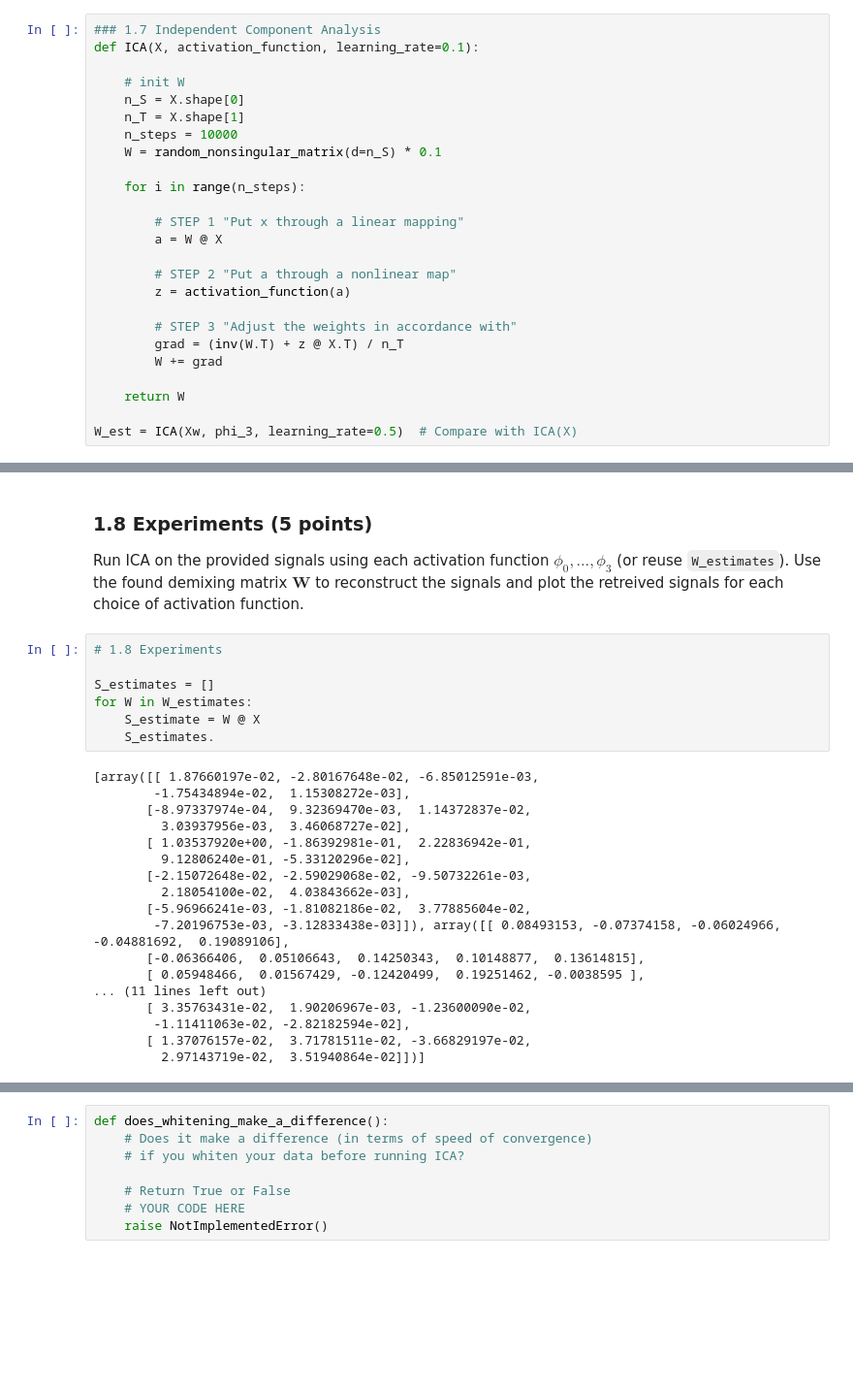
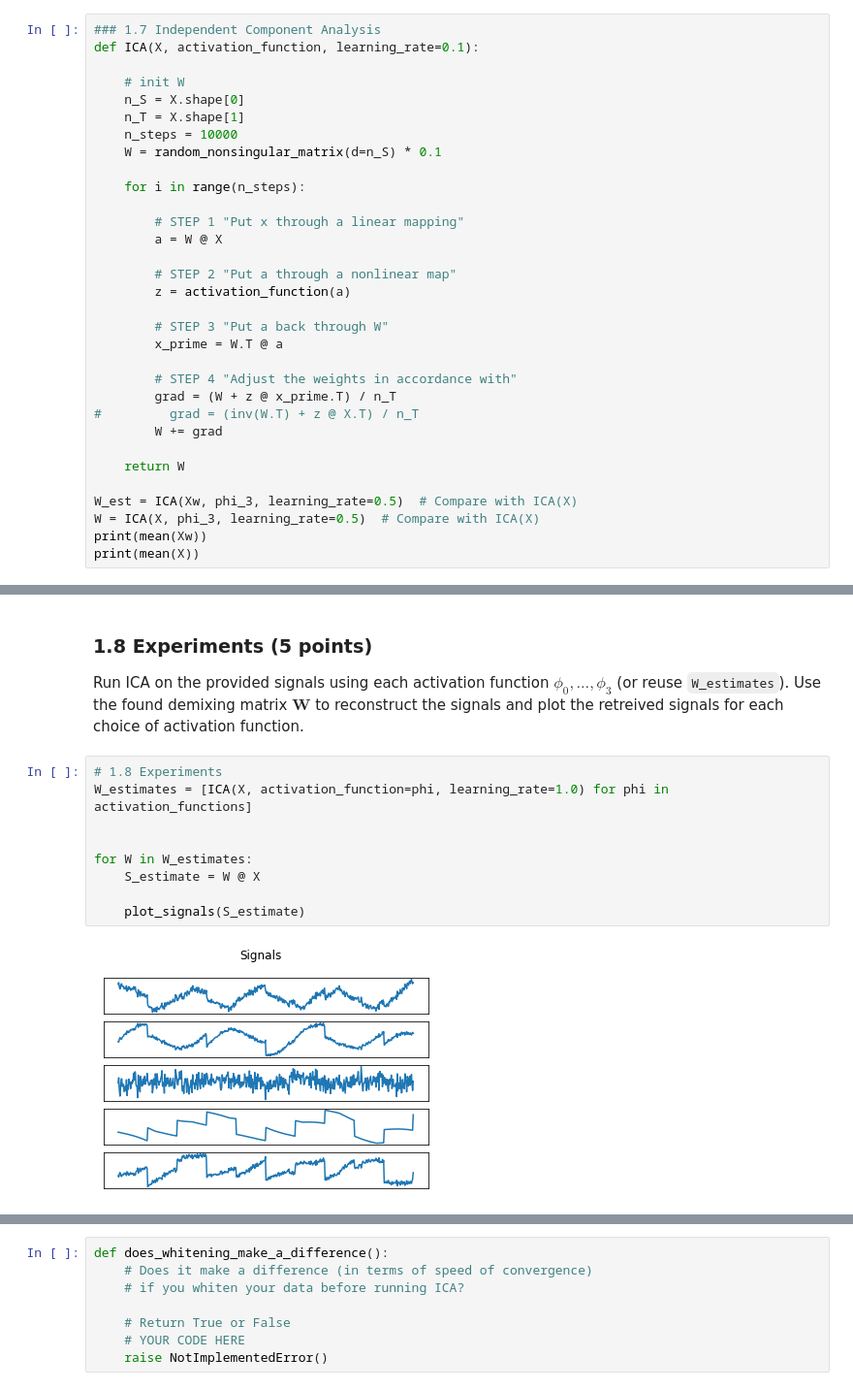
Before and after one commit to tessacram/ML2lab1, a Jupyter notebook: lab1.ipynb, the cells around one changed output, grey strips where cells are left out. Shown at 97% size. Saved outputs shown, nothing was run; the diff lists cells and outputs as text; blank space fills up the shorter version.

```diff
--- a/lab1.ipynb
+++ b/lab1.ipynb
@@ -289,10 +300,17 @@ def ICA(X, activation_function, learning_rate=0.1):
         # STEP 2 "Put a through a nonlinear map"
         z = activation_function(a)
 
-        # STEP 3 "Adjust the weights in accordance with"
-        grad = (inv(W.T) + z @ X.T) / n_T
+        # STEP 3 "Put a back through W"
+        x_prime = W.T @ a
+
+        # STEP 4 "Adjust the weights in accordance with"
+        grad = (W + z @ x_prime.T) / n_T
+#         grad = (inv(W.T) + z @ X.T) / n_T
         W += grad
 
     return W
 
 W_est = ICA(Xw, phi_3, learning_rate=0.5)  # Compare with ICA(X)
+W = ICA(X, phi_3, learning_rate=0.5)  # Compare with ICA(X)
+print(mean(Xw))
+print(mean(X))
@@ -307,26 +328,12 @@ assert all([W_est.shape == (num_sources, num_sources) for W_est in W_estimates])
 Run ICA on the provided signals using each activation function $\phi_0, \ldots, \phi_3$ (or reuse `W_estimates`). Use the found demixing matrix $\mathbf{W}$ to reconstruct the signals and plot the retreived signals for each choice of activation function.
 # %%
 # 1.8 Experiments
+W_estimates = [ICA(X, activation_function=phi, learning_rate=1.0) for phi in activation_functions]
 
-S_estimates = []
+
 for W in W_estimates:
     S_estimate = W @ X
-    S_estimates.
+
+    plot_signals(S_estimate)
 # %% [output]
-[array([[ 1.87660197e-02, -2.80167648e-02, -6.85012591e-03,
-        -1.75434894e-02,  1.15308272e-03],
-       [-8.97337974e-04,  9.32369470e-03,  1.14372837e-02,
-         3.03937956e-03,  3.46068727e-02],
-       [ 1.03537920e+00, -1.86392981e-01,  2.22836942e-01,
-         9.12806240e-01, -5.33120296e-02],
-       [-2.15072648e-02, -2.59029068e-02, -9.50732261e-03,
-         2.18054100e-02,  4.03843662e-03],
-       [-5.96966241e-03, -1.81082186e-02,  3.77885604e-02,
-        -7.20196753e-03, -3.12833438e-03]]), array([[ 0.08493153, -0.07374158, -0.06024966, -0.04881692,  0.19089106],
-       [-0.06366406,  0.05106643,  0.14250343,  0.10148877,  0.13614815],
-       [ 0.05948466,  0.01567429, -0.12420499,  0.19251462, -0.0038595 ],
-... (11 lines left out)
-       [ 3.35763431e-02,  1.90206967e-03, -1.23600090e-02,
-        -1.11411063e-02, -2.82182594e-02],
-       [ 1.37076157e-02,  3.71781511e-02, -3.66829197e-02,
-         2.97143719e-02,  3.51940864e-02]])]
+[figure, added]
```
Also changed, not shown: parts of 5 cells of this notebook.
